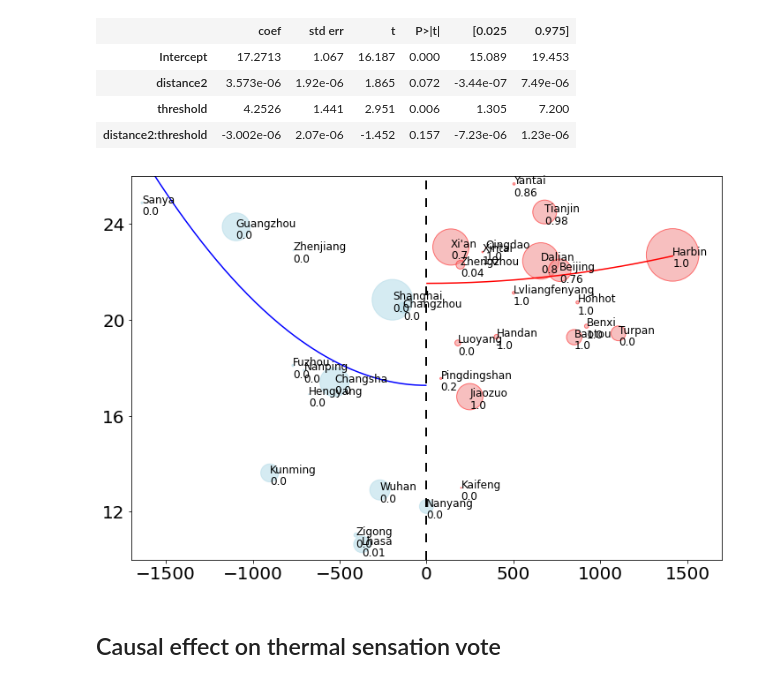
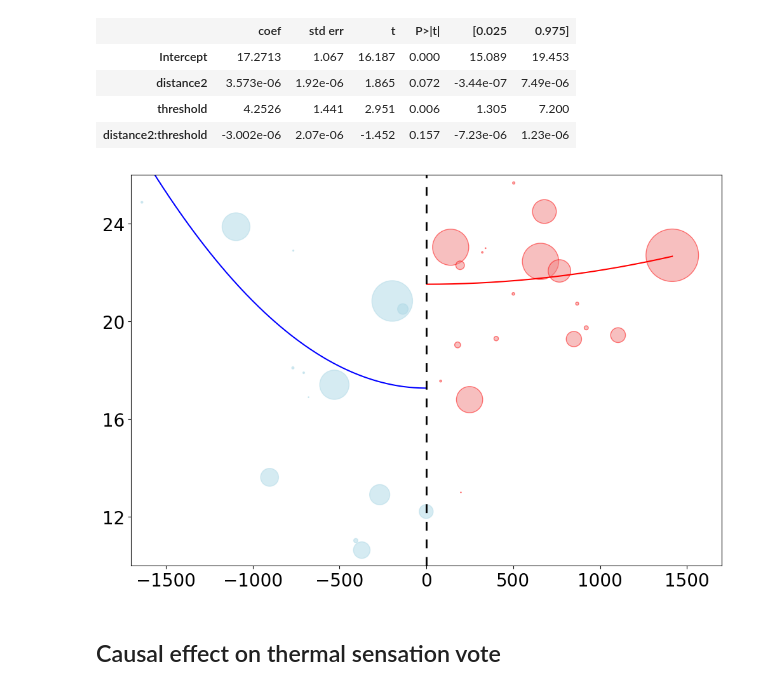
Before and after one commit to ruijis/paper-causal-doing, a Jupyter notebook: Data_regression_discontinuity.ipynb, the cells around one changed output. Saved outputs shown, nothing was run; the diff lists cells and outputs as text; code cells hidden in the pictures.

```diff
--- a/Data_regression_discontinuity.ipynb
+++ b/Data_regression_discontinuity.ipynb
@@ -114,41 +114,42 @@ distance_grid = np.linspace(df_rd['distance'].min(), df_rd['distance'].max(), 50
 # Compute threshold values for each point
 threshold_grid = (distance_grid >= 0).astype(int)
 
 # Create a DataFrame for the grid
 grid_df = pd.DataFrame({'distance': distance_grid, 'distance2': distance_grid**2, 'threshold': threshold_grid})
 
 # Predict based on the grid
 predictions = model.predict(grid_df)
 
 # Separate predictions for below and above the threshold
 grid_below = grid_df[grid_df['distance'] < 0]
 grid_above = grid_df[grid_df['distance'] >= 0]
 pred_below = predictions[grid_df['distance'] < 0]
 pred_above = predictions[grid_df['distance'] >= 0]
 
 # Plot the smooth quadratic predictions
 plt.plot(grid_below['distance'], pred_below, color='blue', linewidth=1.5, label='Fitted (Domestic Heating)')
 plt.plot(grid_above['distance'], pred_above, color='red', linewidth=1.5, label='Fitted (District Heating)')
 
 # Add vertical dashed line at the threshold
 plt.axvline(x=0, color='black', linestyle="--", linewidth=2, label='Huai River Threshold', dashes=(5, 5))
 
-# plot city names on the graph
-for i in range(len(df_rd)):
-    plt.text(df_rd['distance'][i], df_rd['top'][i], get_city_name(df_rd['city'][i]), fontsize=12)
-    # plot the p_dh value next to the city name
-    plt.text(df_rd['distance'][i], df_rd['top'][i]-0.5, df_rd['p_dh'][i], fontsize=12)
+# # plot city names on the graph
+# for i in range(len(df_rd)):
+#     plt.text(df_rd['distance'][i], df_rd['top'][i], get_city_name(df_rd['city'][i]), fontsize=12)
+#     # plot the p_dh value next to the city name
+#     plt.text(df_rd['distance'][i], df_rd['top'][i]-0.5, df_rd['p_dh'][i], fontsize=12)
 
 # Adjust ticks and labels
 plt.xticks(fontsize=20)
 plt.yticks(np.arange(12, 28, 4), fontsize=20)
+plt.ylim(10, 26)
 plt.xlim(-1700, 1700)
-plt.ylim(10, 26)
+
 # Save as SVG
-# plt.savefig('fig3a.svg', format='svg')
+plt.savefig('fig4a.svg', format='svg')
 plt.show()
 # %% [output]
-[figure, old version]
+[figure, new version]
 # %% [markdown]
 ## Causal effect on thermal sensation vote
 # %% [markdown]
```
Also changed, not shown: parts of 27 cells of this notebook, 8 other files.
